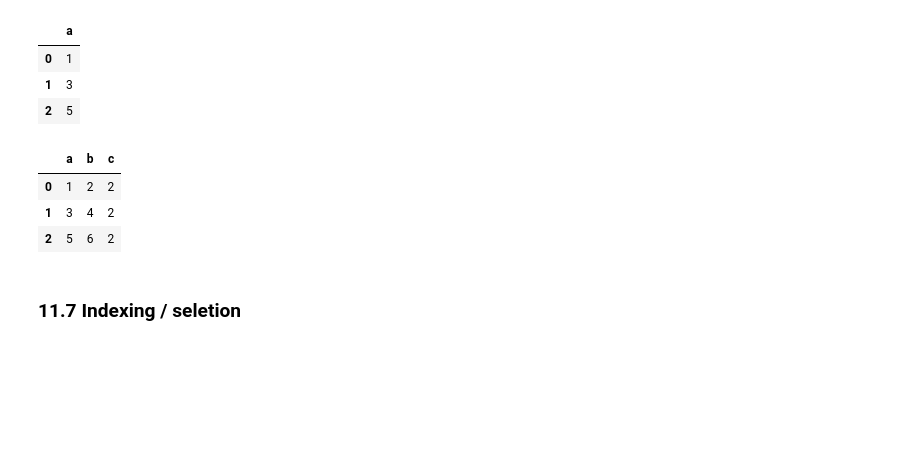
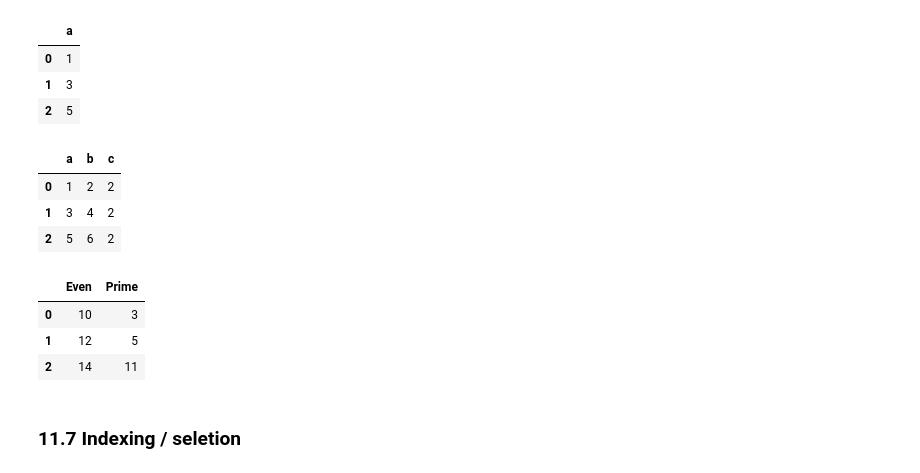
Before and after one commit to zlwym/Week1-Intro-to-Python, a Jupyter notebook: Introduction_to_Python.ipynb, the cells around one changed output. Saved outputs shown, nothing was run; the diff lists cells and outputs as text; code cells hidden in the pictures; blank space fills up the shorter version.

```diff
--- a/Introduction_to_Python.ipynb
+++ b/Introduction_to_Python.ipynb
@@ -1397,6 +1535,24 @@ df
 | 0 | 1 | 2 | 2 |
 | 1 | 3 | 4 | 2 |
 | 2 | 5 | 6 | 2 |
+# %%
+#added example
+#creating, updating, deleting, and adding to dataframe
+
+df = pd.DataFrame([[10,11], [12,13], [14,15]], columns = ['a', 'b'])  #create dataframe
+
+df.columns = ['Even', 'Odd']    #rename columns
+
+del df['Odd']   #delete the 'Odd' column
+
+df['Prime'] = [3, 5, 11]  #add a new column called 'Prime'
+
+df
+# %% [output]
+|  | Even | Prime |
+| 0 | 10 | 3 |
+| 1 | 12 | 5 |
+| 2 | 14 | 11 |
 # %% [markdown]
 ### 11.7 Indexing / seletion
 # %% [markdown]
```
Also changed, not shown: parts of 22 cells of this notebook.
